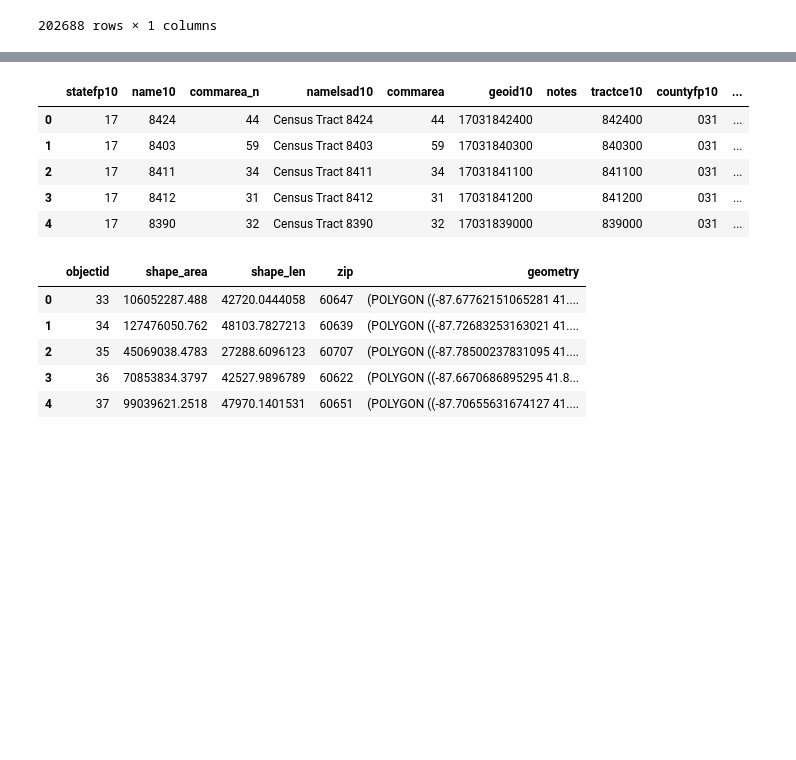
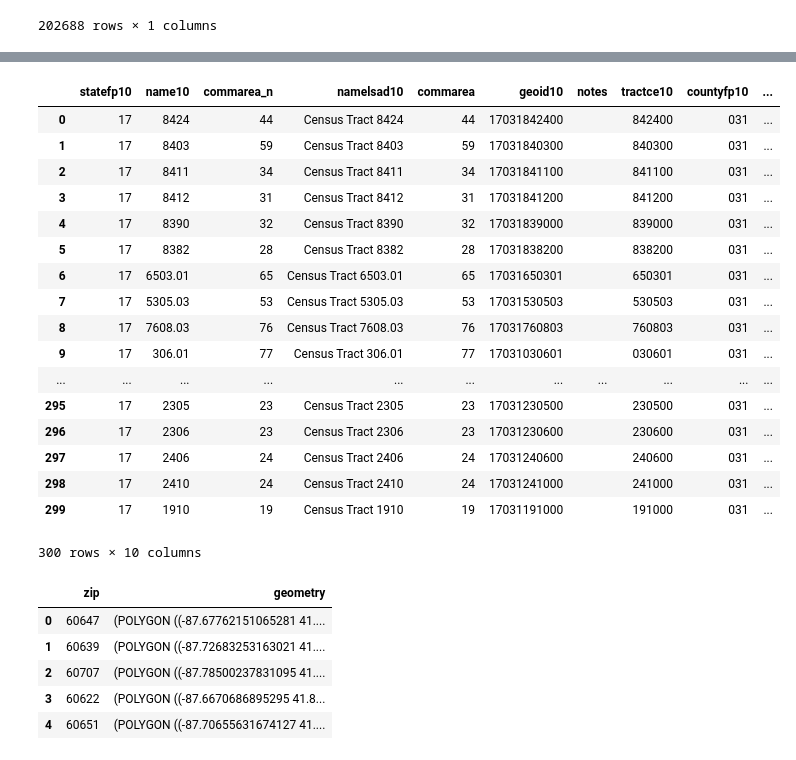
Before and after one commit to capp-machine-learning/chicago-crime-analysis, a Jupyter notebook: data_analysis.ipynb, the cells around one changed output, grey strips where cells are left out. Cells and saved outputs as stored; diff of their text form; code cells hidden in the pictures; blank space fills up the shorter version.

```diff
--- a/data_analysis.ipynb
+++ b/data_analysis.ipynb
@@ -145,20 +136,34 @@ pov_df.head(30)
 # %%
 tracts = gpd.read_file("data/census_tract.geojson")
-tracts.head()
+tracts.head(300)
 # %% [output]
 |  | statefp10 | name10 | commarea_n | namelsad10 | commarea | geoid10 | notes | tractce10 | countyfp10 | ... |
 | 0 | 17 | 8424 | 44 | Census Tract 8424 | 44 | 17031842400 |  | 842400 | 031 | ... |
 | 1 | 17 | 8403 | 59 | Census Tract 8403 | 59 | 17031840300 |  | 840300 | 031 | ... |
 | 2 | 17 | 8411 | 34 | Census Tract 8411 | 34 | 17031841100 |  | 841100 | 031 | ... |
 | 3 | 17 | 8412 | 31 | Census Tract 8412 | 31 | 17031841200 |  | 841200 | 031 | ... |
 | 4 | 17 | 8390 | 32 | Census Tract 8390 | 32 | 17031839000 |  | 839000 | 031 | ... |
+| 5 | 17 | 8382 | 28 | Census Tract 8382 | 28 | 17031838200 |  | 838200 | 031 | ... |
+| 6 | 17 | 6503.01 | 65 | Census Tract 6503.01 | 65 | 17031650301 |  | 650301 | 031 | ... |
+| 7 | 17 | 5305.03 | 53 | Census Tract 5305.03 | 53 | 17031530503 |  | 530503 | 031 | ... |
+| 8 | 17 | 7608.03 | 76 | Census Tract 7608.03 | 76 | 17031760803 |  | 760803 | 031 | ... |
+| 9 | 17 | 306.01 | 77 | Census Tract 306.01 | 77 | 17031030601 |  | 030601 | 031 | ... |
+| ... | ... | ... | ... | ... | ... | ... | ... | ... | ... | ... |
+| 295 | 17 | 2305 | 23 | Census Tract 2305 | 23 | 17031230500 |  | 230500 | 031 | ... |
+| 296 | 17 | 2306 | 23 | Census Tract 2306 | 23 | 17031230600 |  | 230600 | 031 | ... |
+| 297 | 17 | 2406 | 24 | Census Tract 2406 | 24 | 17031240600 |  | 240600 | 031 | ... |
+| 298 | 17 | 2410 | 24 | Census Tract 2410 | 24 | 17031241000 |  | 241000 | 031 | ... |
+| 299 | 17 | 1910 | 19 | Census Tract 1910 | 19 | 17031191000 |  | 191000 | 031 | ... |
+300 rows × 10 columns
 # %%
 zip_code = gpd.read_file("data/chicago_zipcode.geojson")
+zip_code = zip_code[["zip", "geometry"]]
+zip_code.zip = zip_code.zip.astype(int)
 zip_code.head()
 # %% [output]
-|  | objectid | shape_area | shape_len | zip | geometry |
-| 0 | 33 | 106052287.488 | 42720.0444058 | 60647 | (POLYGON ((-87.67762151065281 41.... |
-| 1 | 34 | 127476050.762 | 48103.7827213 | 60639 | (POLYGON ((-87.72683253163021 41.... |
-| 2 | 35 | 45069038.4783 | 27288.6096123 | 60707 | (POLYGON ((-87.78500237831095 41.... |
-| 3 | 36 | 70853834.3797 | 42527.9896789 | 60622 | (POLYGON ((-87.6670686895295 41.8... |
-| 4 | 37 | 99039621.2518 | 47970.1401531 | 60651 | (POLYGON ((-87.70655631674127 41.... |
+|  | zip | geometry |
+| 0 | 60647 | (POLYGON ((-87.67762151065281 41.... |
+| 1 | 60639 | (POLYGON ((-87.72683253163021 41.... |
+| 2 | 60707 | (POLYGON ((-87.78500237831095 41.... |
+| 3 | 60622 | (POLYGON ((-87.6670686895295 41.8... |
+| 4 | 60651 | (POLYGON ((-87.70655631674127 41.... |
```
Also changed, not shown: parts of 21 cells of this notebook, 1 other file.
